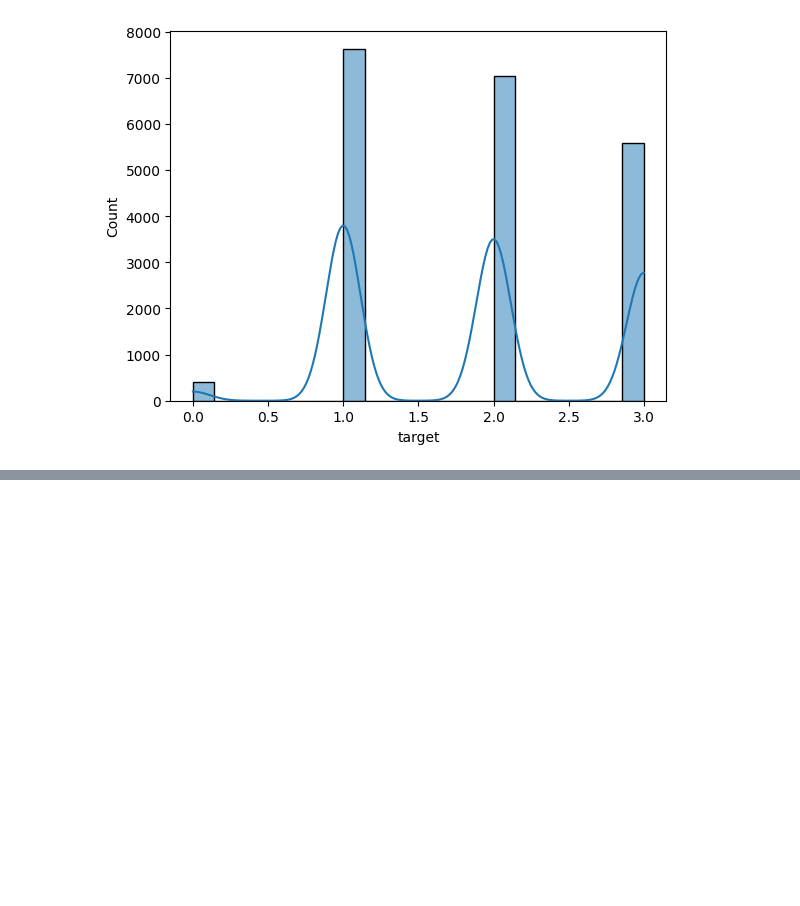
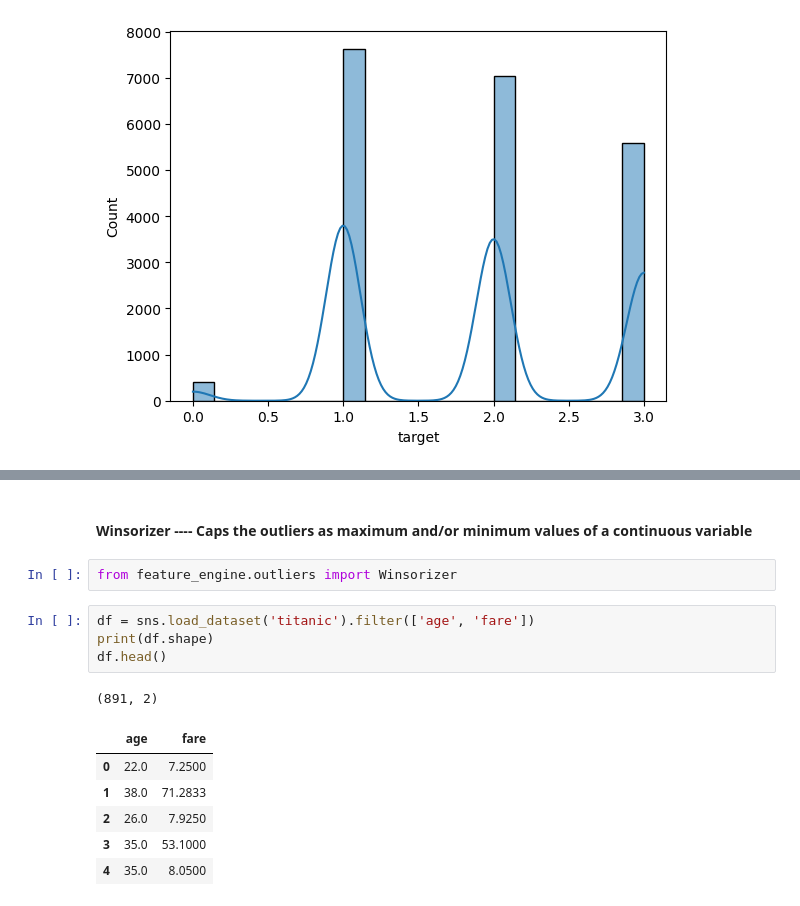
Before and after one commit to Danpr1984/Calculator-, a Jupyter notebook: feature_engine.ipynb, the cells around one changed output, grey strips where cells are left out. Drawn from its saved outputs; the diff is of its cells as text; blank space fills up the shorter version.

```diff
--- a/feature_engine.ipynb
+++ b/feature_engine.ipynb
@@ -948,0 +955,16 @@ plt.show()
+# %% [markdown]
+#### Winsorizer ---- Caps the outliers as maximum and/or minimum values of a continuous variable
+# %%
+from feature_engine.outliers import Winsorizer
+# %%
+df = sns.load_dataset('titanic').filter(['age', 'fare'])
+print(df.shape)
+df.head()
+# %% [output]
+(891, 2)
+|  | age | fare |
+| 0 | 22.0 | 7.2500 |
+| 1 | 38.0 | 71.2833 |
+| 2 | 26.0 | 7.9250 |
+| 3 | 35.0 | 53.1000 |
+| 4 | 35.0 | 8.0500 |
```
Also changed, not shown: parts of 8 cells of this notebook.
